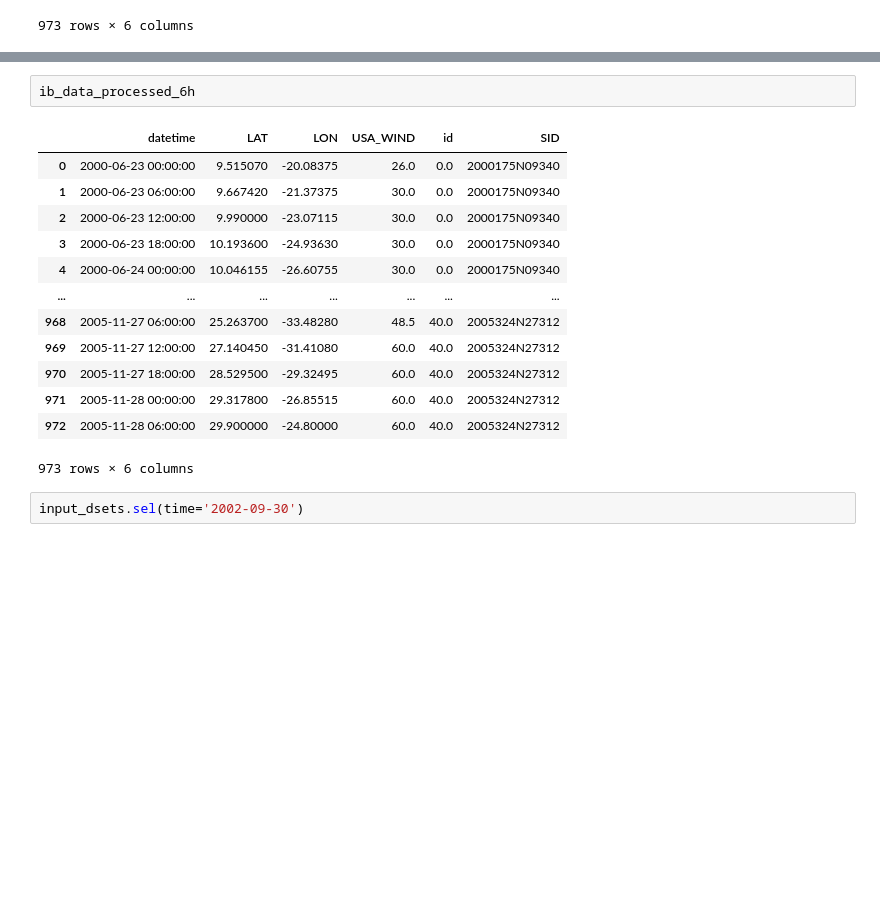
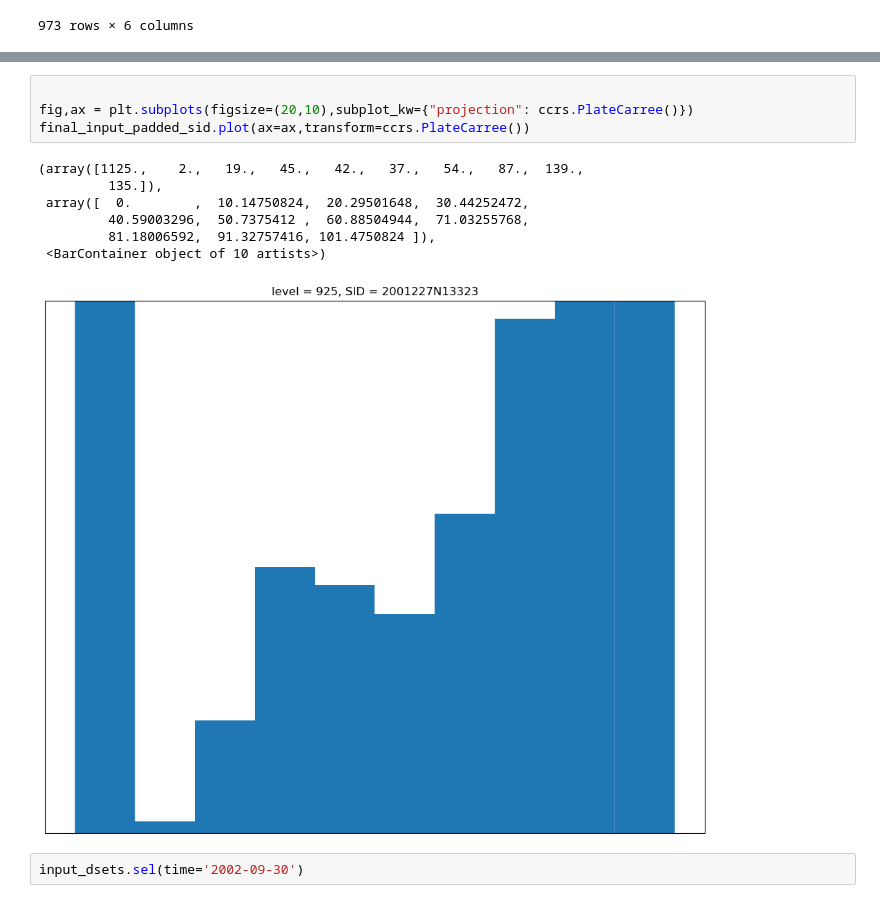
Before and after one commit to nmathewa/tropcyc, a Jupyter notebook: pythia_cookbook/preprocess.ipynb, the cells around one changed output, grey strips where cells are left out. Cells and saved outputs as stored; diff of their text form; blank space fills up the shorter version.

```diff
--- a/pythia_cookbook/preprocess.ipynb
+++ b/pythia_cookbook/preprocess.ipynb
@@ -267,19 +348,15 @@ plot_tracks(ib_data_processed_6h)
 # %%
-ib_data_processed_6h
+
+fig,ax = plt.subplots(figsize=(20,10),subplot_kw={"projection": ccrs.PlateCarree()})
+final_input_padded_sid.plot(ax=ax,transform=ccrs.PlateCarree())
 # %% [output]
-|  | datetime | LAT | LON | USA_WIND | id | SID |
-| 0 | 2000-06-23 00:00:00 | 9.515070 | -20.08375 | 26.0 | 0.0 | 2000175N09340 |
-| 1 | 2000-06-23 06:00:00 | 9.667420 | -21.37375 | 30.0 | 0.0 | 2000175N09340 |
-| 2 | 2000-06-23 12:00:00 | 9.990000 | -23.07115 | 30.0 | 0.0 | 2000175N09340 |
-| 3 | 2000-06-23 18:00:00 | 10.193600 | -24.93630 | 30.0 | 0.0 | 2000175N09340 |
-| 4 | 2000-06-24 00:00:00 | 10.046155 | -26.60755 | 30.0 | 0.0 | 2000175N09340 |
-| ... | ... | ... | ... | ... | ... | ... |
-| 968 | 2005-11-27 06:00:00 | 25.263700 | -33.48280 | 48.5 | 40.0 | 2005324N27312 |
-| 969 | 2005-11-27 12:00:00 | 27.140450 | -31.41080 | 60.0 | 40.0 | 2005324N27312 |
-| 970 | 2005-11-27 18:00:00 | 28.529500 | -29.32495 | 60.0 | 40.0 | 2005324N27312 |
-| 971 | 2005-11-28 00:00:00 | 29.317800 | -26.85515 | 60.0 | 40.0 | 2005324N27312 |
-| 972 | 2005-11-28 06:00:00 | 29.900000 | -24.80000 | 60.0 | 40.0 | 2005324N27312 |
-973 rows × 6 columns
+(array([1125.,    2.,   19.,   45.,   42.,   37.,   54.,   87.,  139.,
+         135.]),
+ array([  0.        ,  10.14750824,  20.29501648,  30.44252472,
+         40.59003296,  50.7375412 ,  60.88504944,  71.03255768,
+         81.18006592,  91.32757416, 101.4750824 ]),
+ <BarContainer object of 10 artists>)
+[figure, added]
 # %%
 input_dsets.sel(time='2002-09-30')
 # %% [output]
```
Also changed, not shown: parts of 21 cells of this notebook, 8 other files.
